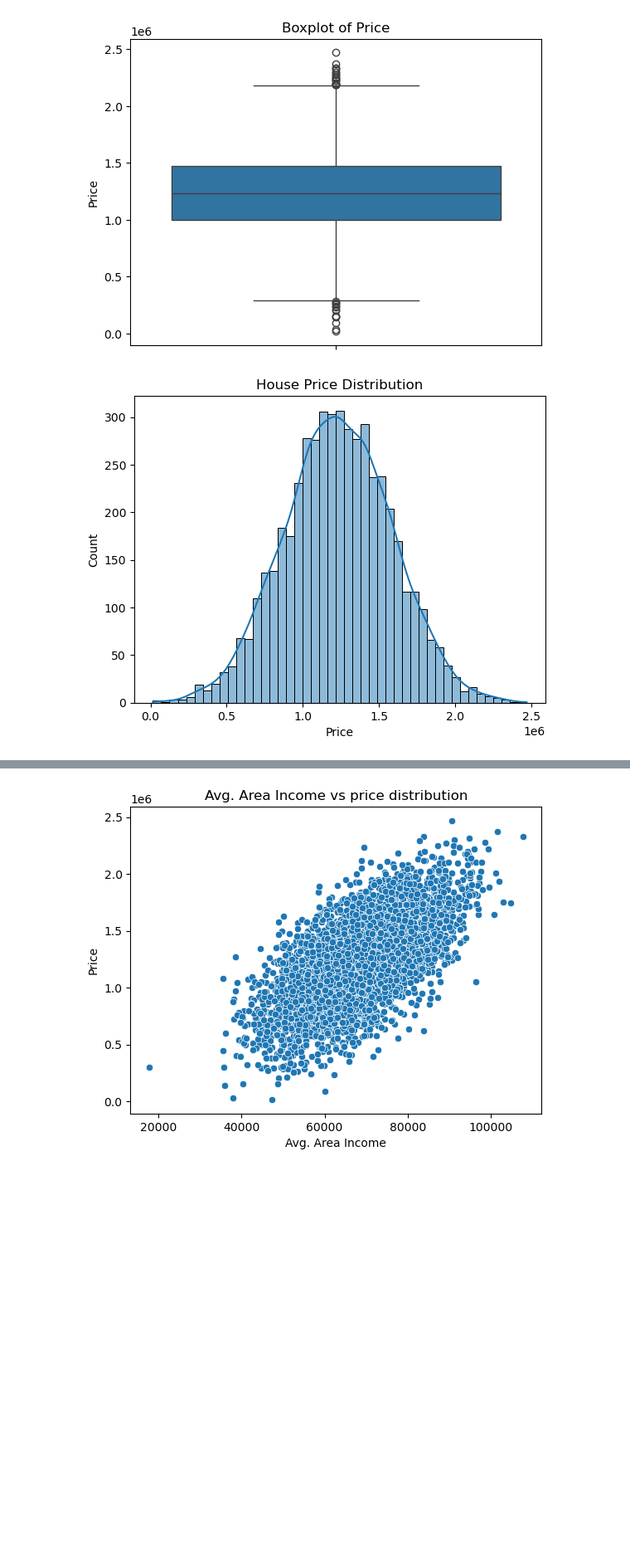
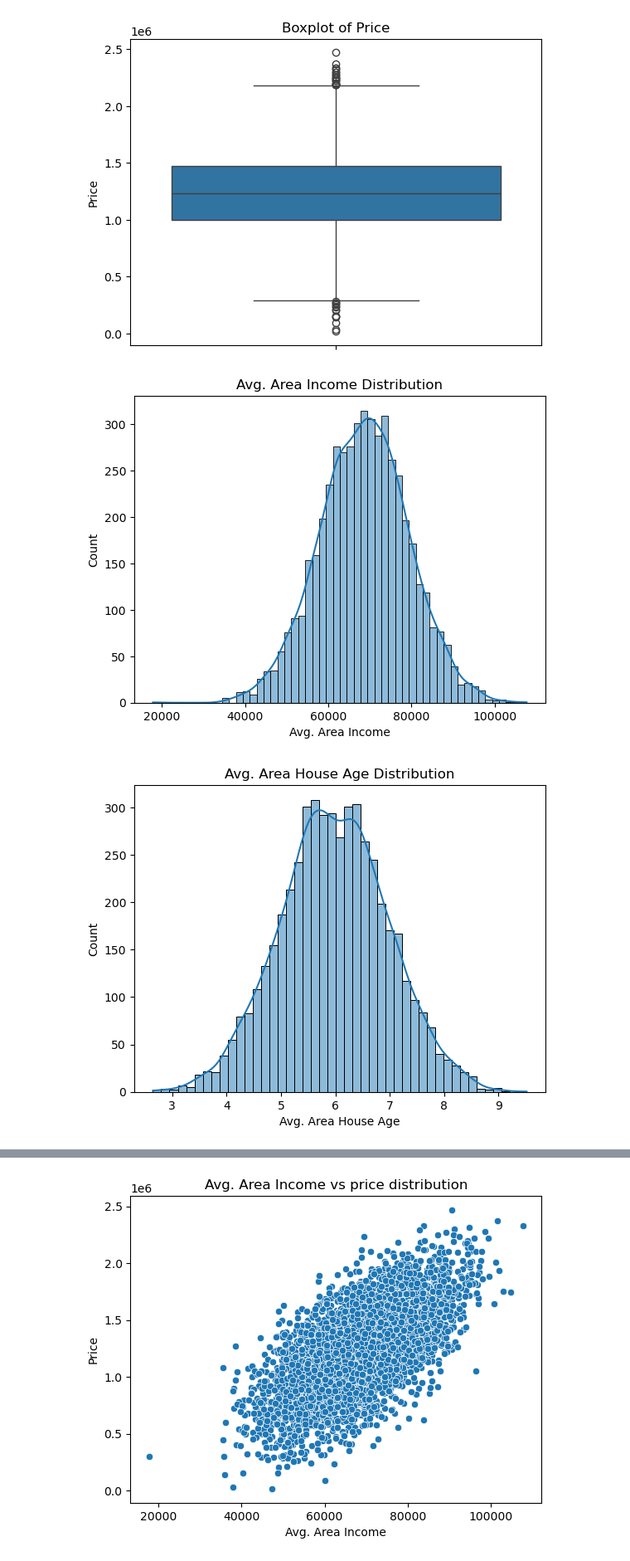
Before and after one commit to Chauhanekta21/usa-house-price-prediction, a Jupyter notebook: jupyter_notebook/usa_housing_price prediction.ipynb, the cells around one changed output, grey strips where cells are left out. Shown at 83% size. Saved outputs shown, nothing was run; the diff lists cells and outputs as text; code cells hidden in the pictures; blank space fills up the shorter version.

```diff
--- a/jupyter_notebook/usa_housing_price prediction.ipynb
+++ b/jupyter_notebook/usa_housing_price prediction.ipynb
@@ -93,8 +93,10 @@ for col in df.select_dtypes(include='number').columns:
 [figure]
 [figure]
 # %%
-sns.histplot(data=df, x='Price', kde=True)
-plt.title("House Price Distribution")
-plt.show()
+for col in df.select_dtypes(include='number').columns:
+    sns.histplot(data=df, x=col, kde=True)
+    plt.title(f"{col} Distribution")
+    plt.show()
 # %% [output]
-[figure, old version]
+[figure, new version]
+[figure, added]
```
Also changed, not shown: parts of 32 cells of this notebook.
